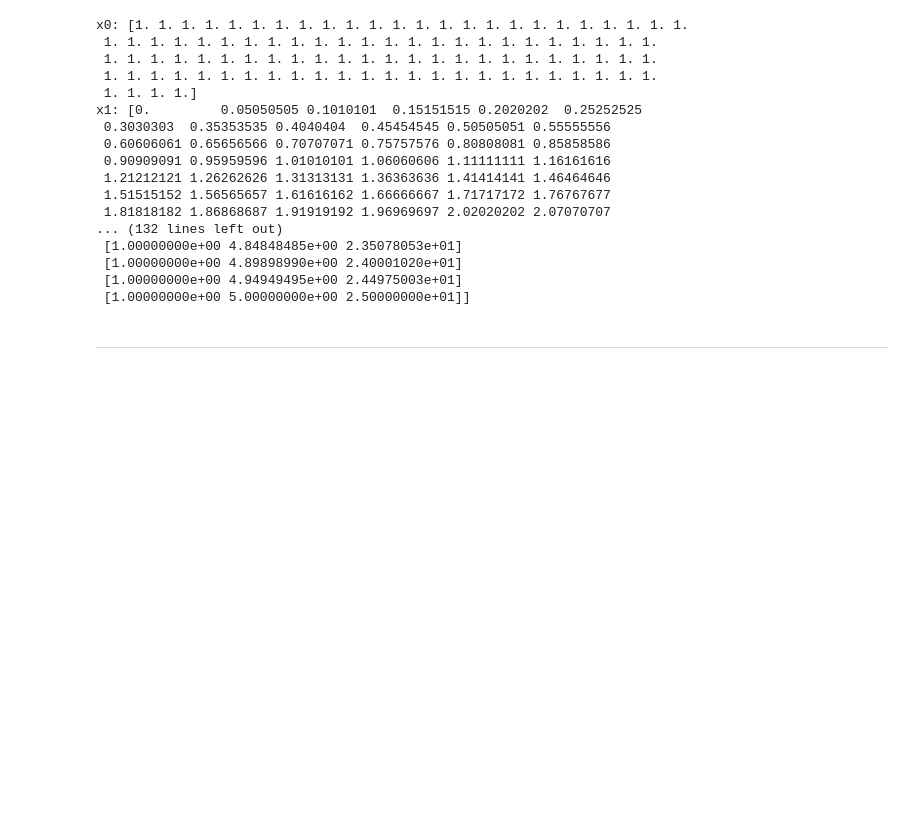
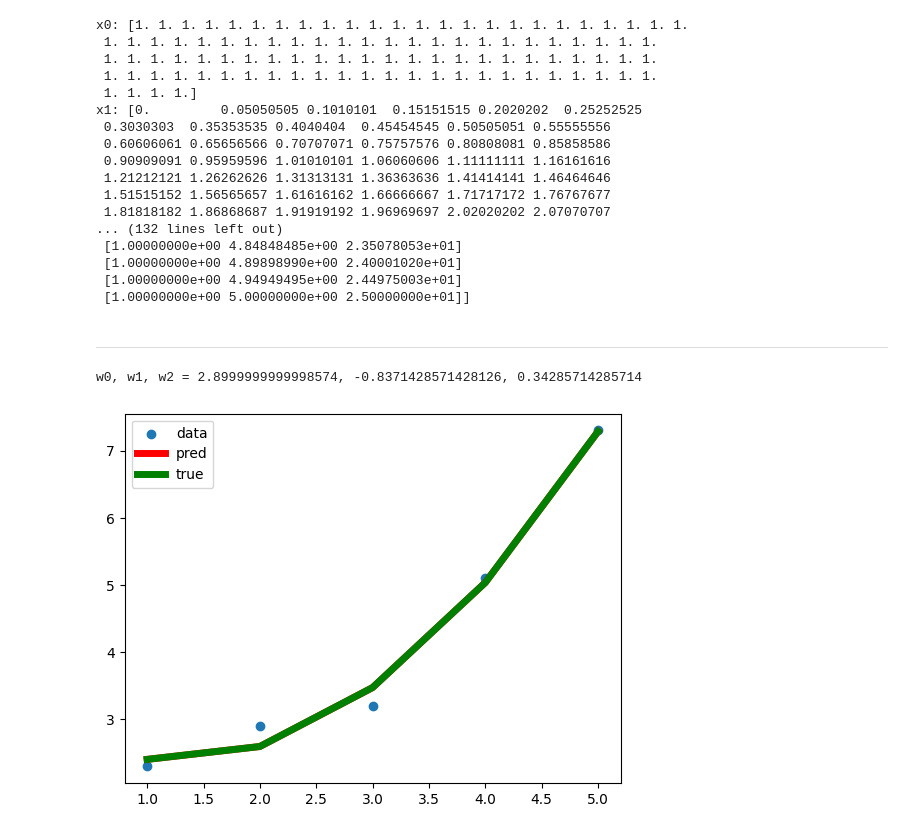
Before and after one commit to LeoMassy/BasicPython, a Jupyter notebook: numpy_quiz.ipynb, the cells around one changed output. Cells and saved outputs as stored; diff of their text form; code cells hidden in the pictures; blank space fills up the shorter version.

Commit message:
numpy解答②

```diff
--- a/numpy_quiz.ipynb
+++ b/numpy_quiz.ipynb
@@ -192,3 +192,32 @@ x1: [0.         0.05050505 0.1010101  0.15151515 0.2020202  0.25252525
  [1.00000000e+00 5.00000000e+00 2.50000000e+01]]
 # %% [markdown]
 ---
+# %%
+import numpy as np
+import matplotlib.pyplot as plt
+
+# 観測値Xと真の関数t
+x = np.array([1, 2, 3, 4, 5])
+t = np.array([2.3, 2.9, 3.2, 5.1, 7.3])
+
+# 行列Xを作成
+X = np.vstack([np.ones(x.shape[0]), x, x**2]).T
+
+# パラメータベクトルwを最小二乗法で求める
+w = np.linalg.inv(X.T @ X) @ X.T @ t
+
+# 求めたパラメータを表示
+print(f'w0, w1, w2 = {w[0]}, {w[1]}, {w[2]}')
+
+# 予測値を計算
+pred_y = w[0] + w[1] * x + w[2] * x**2
+
+# 結果を表示
+plt.scatter(x, t, label='data')
+plt.plot(x, pred_y, linewidth=5, color='red', label='pred')
+plt.plot(x, w[0] + w[1] * x + w[2] * x**2, linewidth=5, color='green', label='true')
+plt.legend()
+plt.show()
+# %% [output]
+w0, w1, w2 = 2.8999999999998574, -0.8371428571428126, 0.34285714285714
+[figure, added]
```
